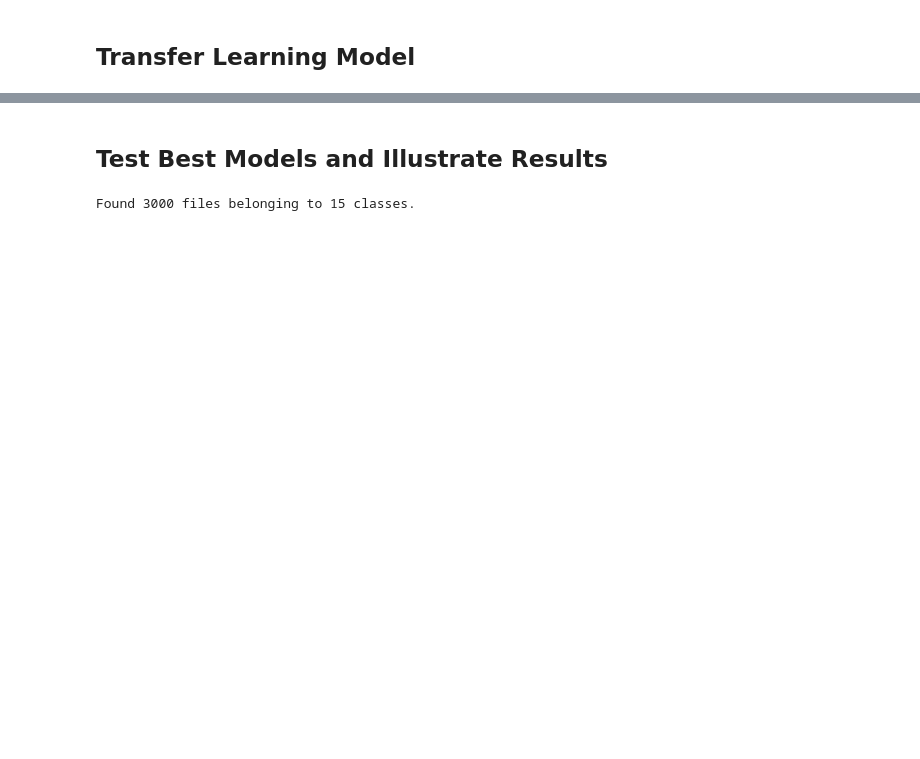
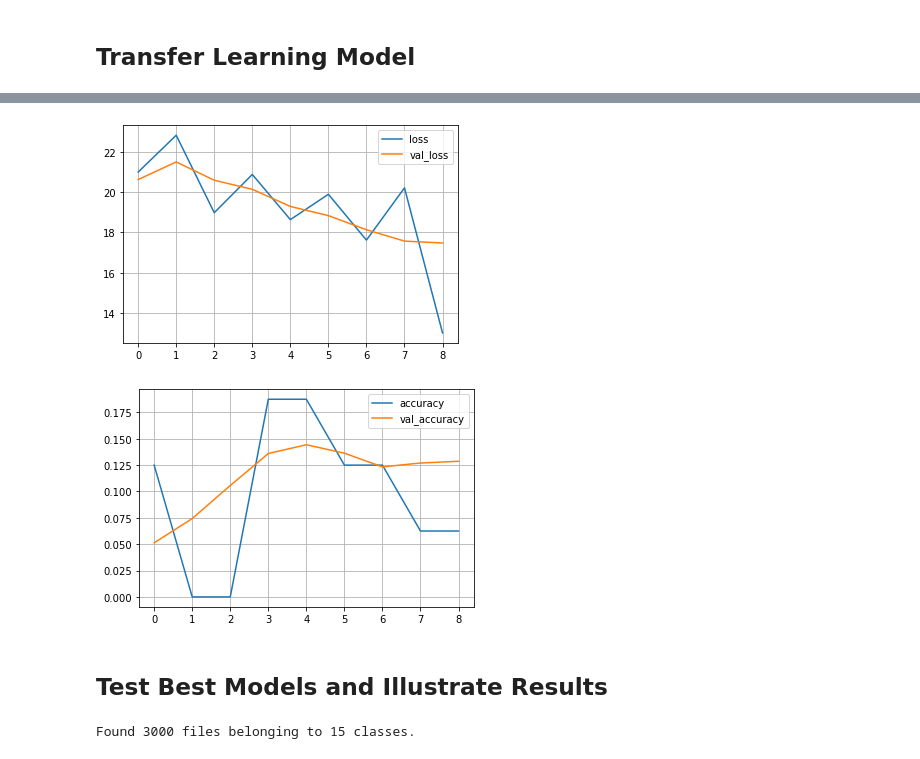
Before and after one commit to guochuanyong/ItML_Project_2_Students, a Jupyter notebook: example_start.ipynb, the cells around one changed output, grey strips where cells are left out. Drawn from its saved outputs; the diff is of its cells as text; code cells hidden in the pictures; blank space fills up the shorter version.

```diff
--- a/example_start.ipynb
+++ b/example_start.ipynb
@@ -293,0 +269,54 @@ Epoch 5/5
+# %%
+BASE_EPOCHS = 20
+BATCH_SIZE = 256
+BASE_PATIENCE = 5
+MIN_DELTA = .02
+MONITOR = "val_accuracy"
+MODE = "max"
+
+acc = keras.metrics.CategoricalAccuracy(name="accuracy")
+pre = keras.metrics.Precision(name="precision")
+rec = keras.metrics.Recall(name="recall")
+metric_list = [acc, pre, rec]
+
+callback = EarlyStopping(monitor=MONITOR, patience=BASE_PATIENCE, restore_best_weights=True, min_delta=MIN_DELTA, mode=MODE)
+# Create Model
+
+vgg_model = VGG16(weights='imagenet', include_top=False, input_shape=(124, 124, 3))
+vgg_model.trainable = False
+
+flatten_layer = Flatten()
+dense_layer_1 = Dense(512, activation='relu', kernel_regularizer='l2', bias_regularizer='l2')
+drop_layer_1 = Dropout(.2)
+dense_layer_2 = Dense(256, activation='relu', kernel_regularizer='l2', bias_regularizer='l2')
+prediction_layer = Dense(15)
+
+model_transfer = Sequential([
+    vgg_model,
+    flatten_layer,
+    dense_layer_1,
+    drop_layer_1,
+    dense_layer_2,
+    prediction_layer
+])
+
+model_transfer.compile(loss="categorical_crossentropy", optimizer="adam", metrics=metric_list)
+
+total_samples = train_ds.cardinality().numpy()
+num_samples_to_remove = int(total_samples * 0.95)
+
+train_ds = train_ds.shuffle(total_samples)
+train_ds = train_ds.skip(num_samples_to_remove)
+train_ds = train_ds.take(total_samples - num_samples_to_remove)
+
+train_log = model_transfer.fit(train_ds,
+                      validation_data=val_ds,
+                      epochs=10,
+                      verbose=1,
+                      callbacks=[callback],
+                      workers=4)
+train_eval = model_transfer.evaluate(train_ds)
+
+plot_loss(train_log)
+plot_acc(train_log)
+# %% [output]
@@ -294,3 +342,5 @@ Epoch 5/5
+[figure, added]
+[figure, added]
 # %% [markdown]
 ## Test Best Models and Illustrate Results
 # %%
```
Also changed, not shown: parts of 25 cells of this notebook, 2 other files.
